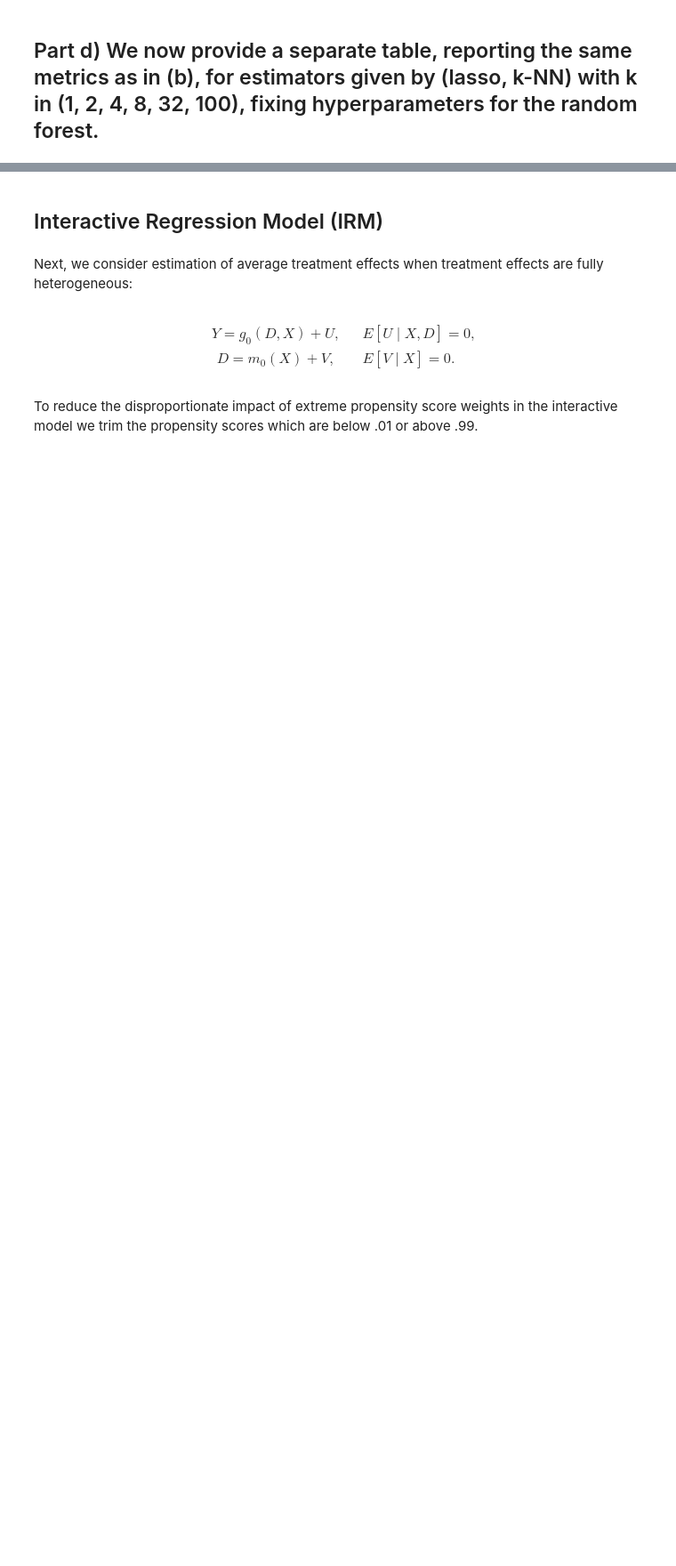
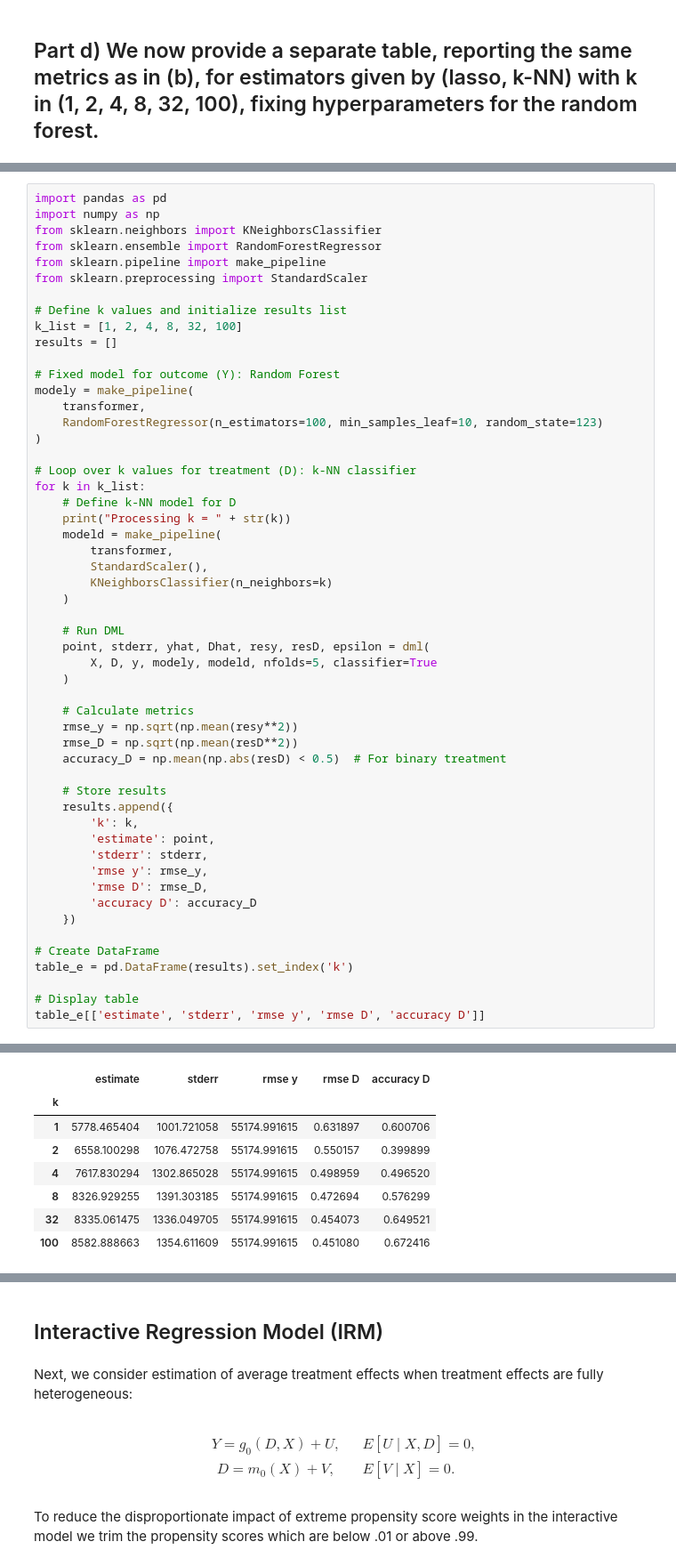
Before and after one commit to justinye23/hello-world, a Jupyter notebook: PM4/python-dml-401k.ipynb, the cells around one changed output, grey strips where cells are left out. Shown at 89% size. Drawn from its saved outputs; the diff is of its cells as text; blank space fills up the shorter version.

```diff
--- a/PM4/python-dml-401k.ipynb
+++ b/PM4/python-dml-401k.ipynb
@@ -651,0 +690,54 @@ KeyboardInterrupt:
+# %%
+import pandas as pd
+import numpy as np
+from sklearn.neighbors import KNeighborsClassifier
+from sklearn.ensemble import RandomForestRegressor
+from sklearn.pipeline import make_pipeline
+from sklearn.preprocessing import StandardScaler
+
+# Define k values and initialize results list
+k_list = [1, 2, 4, 8, 32, 100]
+results = []
+
+# Fixed model for outcome (Y): Random Forest
+modely = make_pipeline(
+    transformer,
+    RandomForestRegressor(n_estimators=100, min_samples_leaf=10, random_state=123)
+)
+
+# Loop over k values for treatment (D): k-NN classifier
+for k in k_list:
+    # Define k-NN model for D
+    print("Processing k = " + str(k))
+    modeld = make_pipeline(
+        transformer,
+        StandardScaler(),
+        KNeighborsClassifier(n_neighbors=k)
+    )
+
+    # Run DML
+    point, stderr, yhat, Dhat, resy, resD, epsilon = dml(
+        X, D, y, modely, modeld, nfolds=5, classifier=True
+    )
+
+    # Calculate metrics
+    rmse_y = np.sqrt(np.mean(resy**2))
+    rmse_D = np.sqrt(np.mean(resD**2))
+    accuracy_D = np.mean(np.abs(resD) < 0.5)  # For binary treatment
+
+    # Store results
+    results.append({
+        'k': k,
+        'estimate': point,
+        'stderr': stderr,
+        'rmse y': rmse_y,
+        'rmse D': rmse_D,
+        'accuracy D': accuracy_D
+    })
+
+# Create DataFrame
+table_e = pd.DataFrame(results).set_index('k')
+
+# Display table
+table_e[['estimate', 'stderr', 'rmse y', 'rmse D', 'accuracy D']]
+# %% [output]
@@ -651,0 +750,8 @@ KeyboardInterrupt:
+|  | estimate | stderr | rmse y | rmse D | accuracy D |
+| k |  |  |  |  |  |
+| 1 | 5778.465404 | 1001.721058 | 55174.991615 | 0.631897 | 0.600706 |
+| 2 | 6558.100298 | 1076.472758 | 55174.991615 | 0.550157 | 0.399899 |
+| 4 | 7617.830294 | 1302.865028 | 55174.991615 | 0.498959 | 0.496520 |
+| 8 | 8326.929255 | 1391.303185 | 55174.991615 | 0.472694 | 0.576299 |
+| 32 | 8335.061475 | 1336.049705 | 55174.991615 | 0.454073 | 0.649521 |
+| 100 | 8582.888663 | 1354.611609 | 55174.991615 | 0.451080 | 0.672416 |
```
Also changed, not shown: parts of 9 cells of this notebook.
